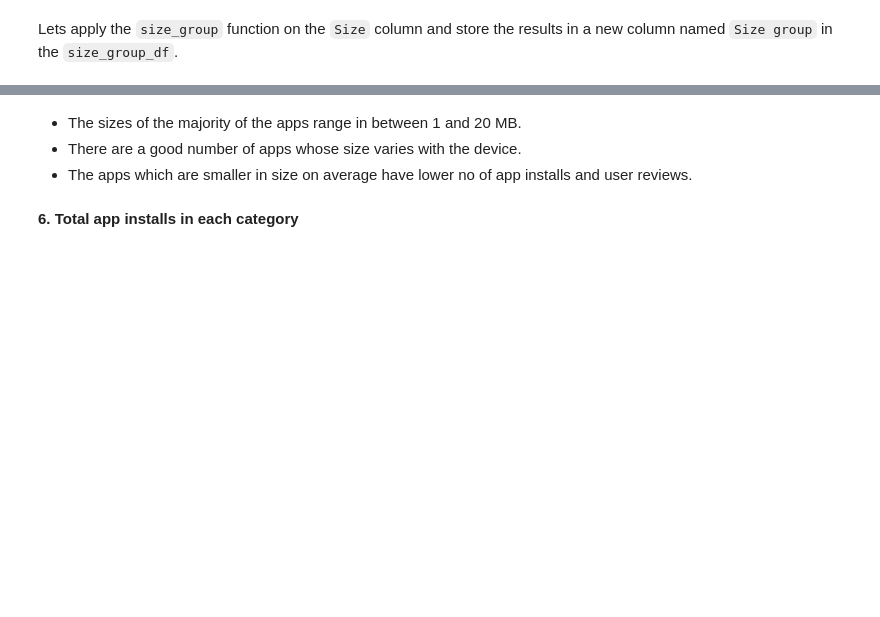
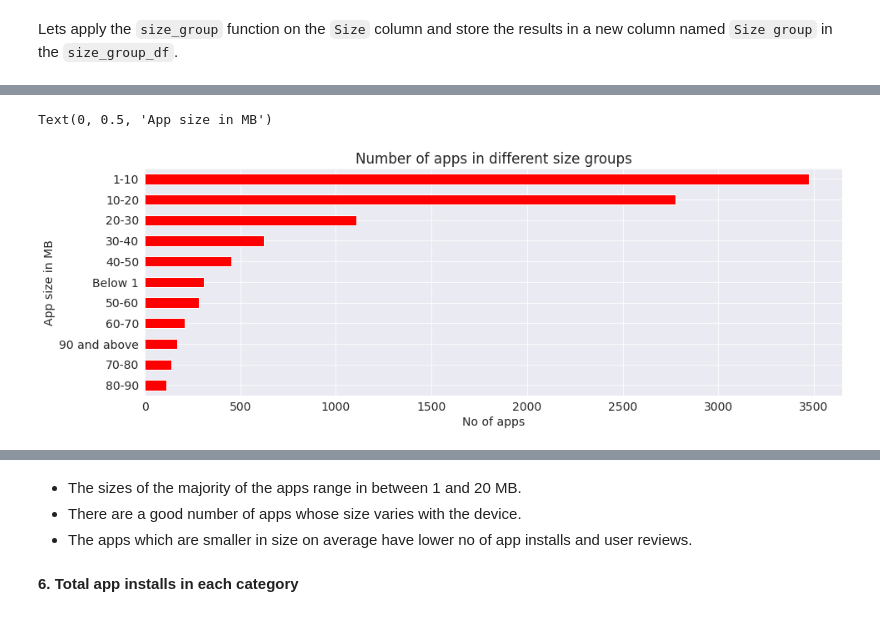
Before and after one commit to Saif-Khan435/Play-Store-App-Review-Analysis, a Jupyter notebook: Mohammed_Saif_Khan_M1W6_Play_Store_App_Review_Analysis_Capstone_Project.ipynb, the cells around one changed output, grey strips where cells are left out. Saved outputs shown, nothing was run; the diff lists cells and outputs as text; code cells hidden in the pictures; blank space fills up the shorter version.

```diff
--- a/Mohammed_Saif_Khan_M1W6_Play_Store_App_Review_Analysis_Capstone_Project.ipynb
+++ b/Mohammed_Saif_Khan_M1W6_Play_Store_App_Review_Analysis_Capstone_Project.ipynb
@@ -1470,7 +1559,13 @@ size_group_df.head()
 # %%
 # No of apps belonging to each size group
 
 size_group_df['Size group'].value_counts().plot.barh(figsize=(15,5), color='red').invert_yaxis()
+plt.title("Number of apps in different size groups")
+plt.xlabel('No of apps')
+plt.ylabel('App size in MB')
+# %% [output]
+Text(0, 0.5, 'App size in MB')
+[figure, added]
 # %%
 # Average no of user reviews in each size group
 
```
Also changed, not shown: parts of 72 cells of this notebook.
